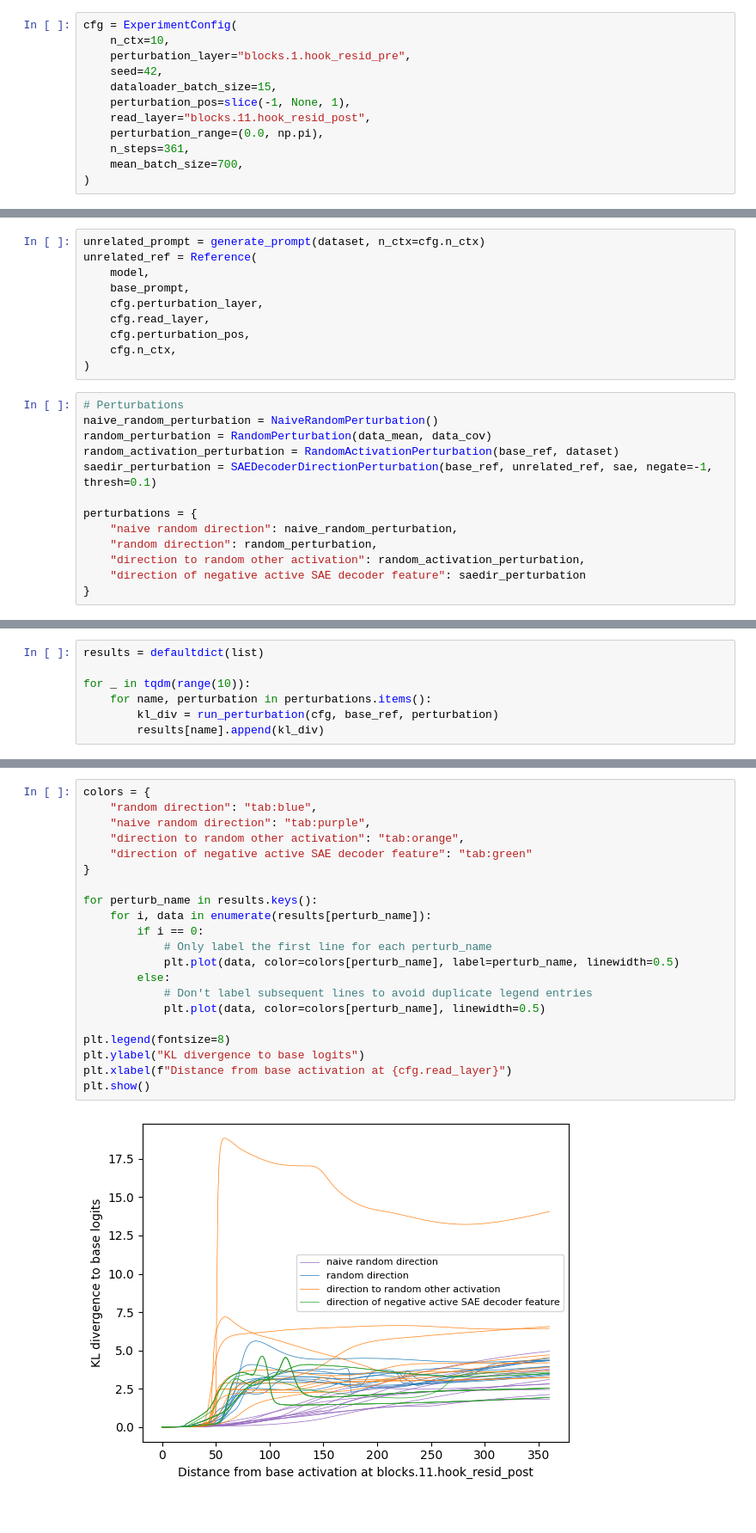
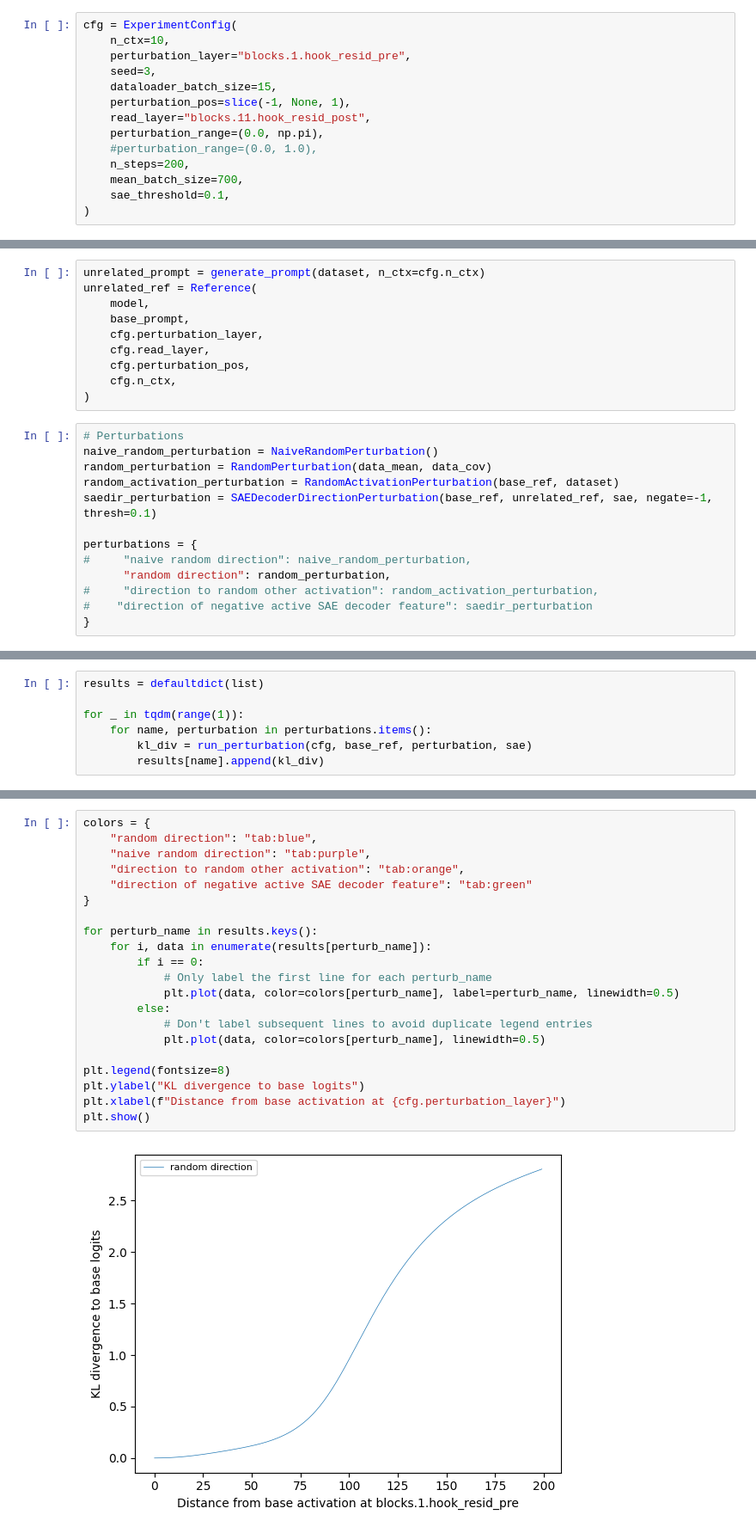
Before and after one commit to jettjaniak/teren, a Jupyter notebook: notebooks/stefan_experiment.ipynb, the cells around one changed output, grey strips where cells are left out. Shown at 86% size. Cells and saved outputs as stored; diff of their text form.

```diff
--- a/notebooks/stefan_experiment.ipynb
+++ b/notebooks/stefan_experiment.ipynb
@@ -31,13 +31,15 @@ from teren.utils import (
 cfg = ExperimentConfig(
     n_ctx=10,
     perturbation_layer="blocks.1.hook_resid_pre",
-    seed=42,
+    seed=3,
     dataloader_batch_size=15,
     perturbation_pos=slice(-1, None, 1),
     read_layer="blocks.11.hook_resid_post",
     perturbation_range=(0.0, np.pi),
-    n_steps=361,
+    #perturbation_range=(0.0, 1.0),
+    n_steps=200,
     mean_batch_size=700,
+    sae_threshold=0.1,
 )
 # %%
 set_seed(cfg.seed)
@@ -139,9 +133,9 @@ random_activation_perturbation = RandomActivationPerturbation(base_ref, dataset)
 saedir_perturbation = SAEDecoderDirectionPerturbation(base_ref, unrelated_ref, sae, negate=-1, thresh=0.1)
 
 perturbations = {
-    "naive random direction": naive_random_perturbation,
-    "random direction": random_perturbation,
-    "direction to random other activation": random_activation_perturbation,
-    "direction of negative active SAE decoder feature": saedir_perturbation
+#     "naive random direction": naive_random_perturbation,
+      "random direction": random_perturbation,
+#     "direction to random other activation": random_activation_perturbation,
+#    "direction of negative active SAE decoder feature": saedir_perturbation
 }
 # %% [output]
@@ -149,7 +143,7 @@ Using active features: tensor([16815, 21473, 21958, 24149])
 # %%
 results = defaultdict(list)
 
-for _ in tqdm(range(10)):
+for _ in tqdm(range(1)):
     for name, perturbation in perturbations.items():
-        kl_div = run_perturbation(cfg, base_ref, perturbation)
+        kl_div = run_perturbation(cfg, base_ref, perturbation, sae)
         results[name].append(kl_div)
@@ -156,23 +155,23 @@ for _ in tqdm(range(10)):
 # %%
 colors = {
     "random direction": "tab:blue",
     "naive random direction": "tab:purple",
     "direction to random other activation": "tab:orange",
     "direction of negative active SAE decoder feature": "tab:green"
 }
 
 for perturb_name in results.keys():
     for i, data in enumerate(results[perturb_name]):
         if i == 0:
             # Only label the first line for each perturb_name
             plt.plot(data, color=colors[perturb_name], label=perturb_name, linewidth=0.5)
         else:
             # Don't label subsequent lines to avoid duplicate legend entries
             plt.plot(data, color=colors[perturb_name], linewidth=0.5)
 
 plt.legend(fontsize=8)
 plt.ylabel("KL divergence to base logits")
-plt.xlabel(f"Distance from base activation at {cfg.read_layer}")
+plt.xlabel(f"Distance from base activation at {cfg.perturbation_layer}")
 plt.show()
 # %% [output]
-[figure, old version]
+[figure, new version]
```
Also changed, not shown: parts of 11 cells of this notebook, 2 other files.
